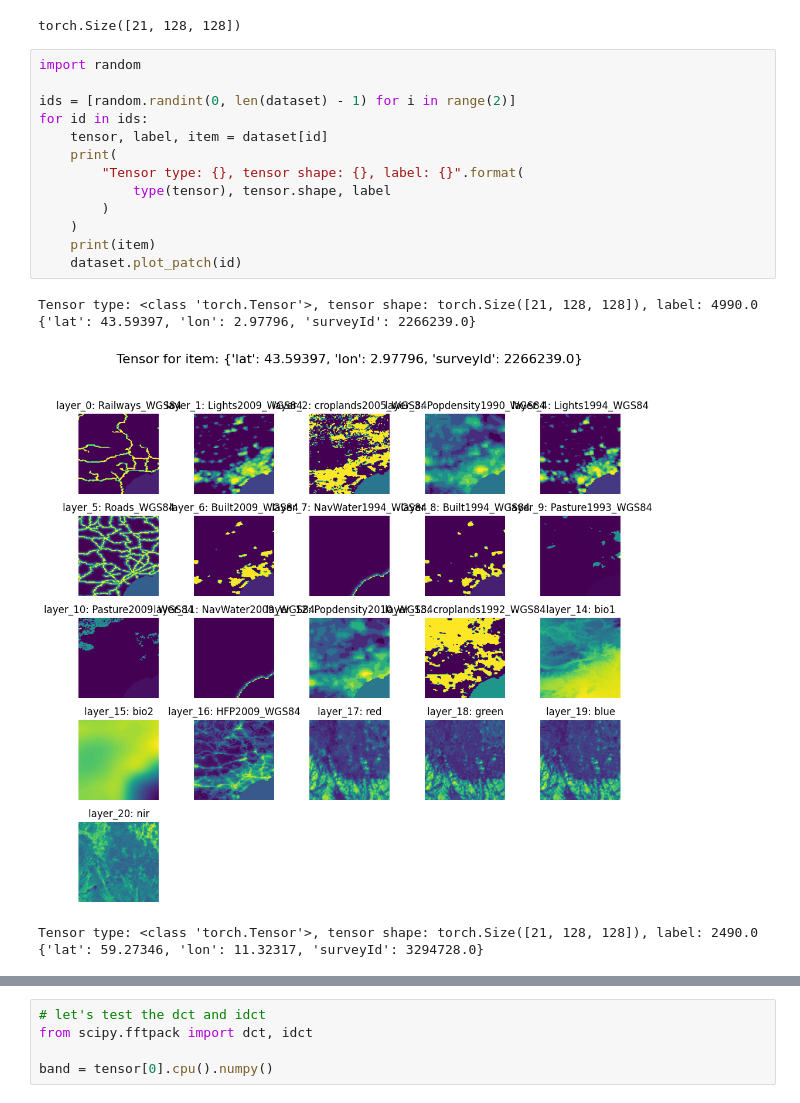
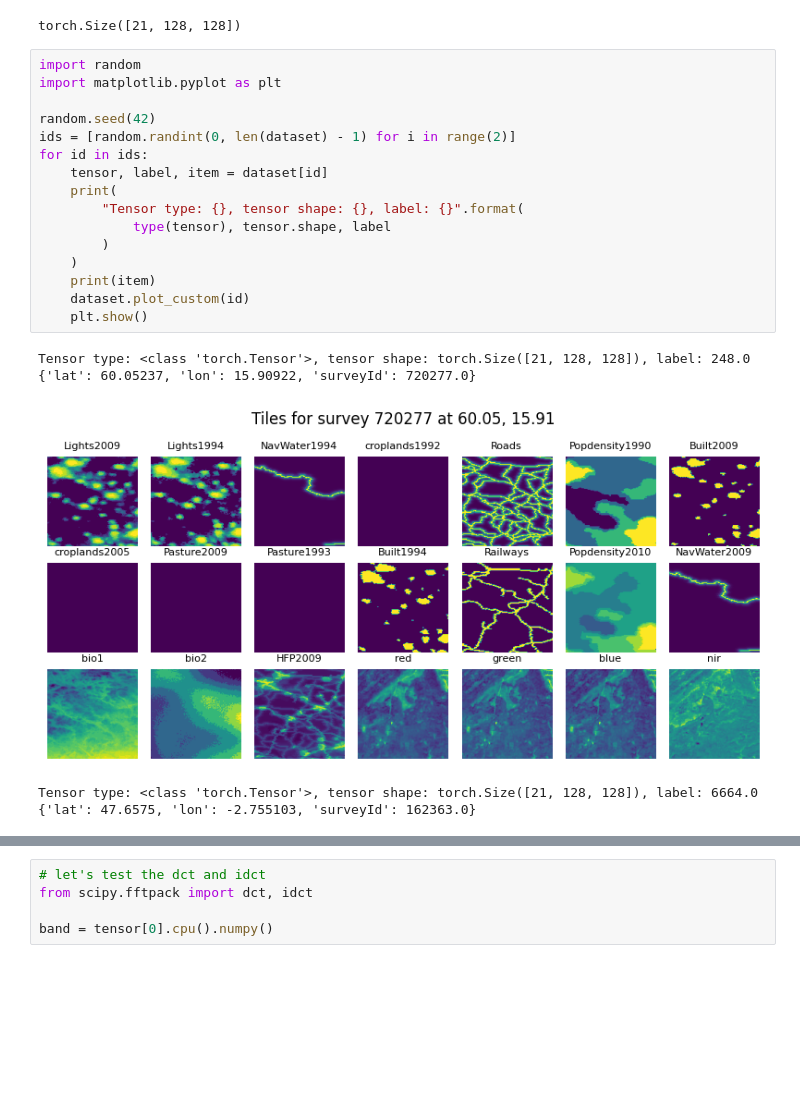
Before and after one commit to dsgt-kaggle-clef/geolifeclef-2024, a Jupyter notebook: notebooks/preprocessing/2024-03-23-acm-dataloader.ipynb, the cells around one changed output, grey strips where cells are left out. Cells and saved outputs as stored; diff of their text form; blank space fills up the shorter version.

Commit message:
Add updated tile plots

```diff
--- a/notebooks/preprocessing/2024-03-23-acm-dataloader.ipynb
+++ b/notebooks/preprocessing/2024-03-23-acm-dataloader.ipynb
@@ -72,20 +72,23 @@ res[0].shape
 torch.Size([21, 128, 128])
 # %%
 import random
+import matplotlib.pyplot as plt
 
+random.seed(42)
 ids = [random.randint(0, len(dataset) - 1) for i in range(2)]
 for id in ids:
     tensor, label, item = dataset[id]
     print(
         "Tensor type: {}, tensor shape: {}, label: {}".format(
             type(tensor), tensor.shape, label
         )
     )
     print(item)
-    dataset.plot_patch(id)
+    dataset.plot_custom(id)
+    plt.show()
 # %% [output]
-Tensor type: <class 'torch.Tensor'>, tensor shape: torch.Size([21, 128, 128]), label: 4990.0
-{'lat': 43.59397, 'lon': 2.97796, 'surveyId': 2266239.0}
+Tensor type: <class 'torch.Tensor'>, tensor shape: torch.Size([21, 128, 128]), label: 248.0
+{'lat': 60.05237, 'lon': 15.90922, 'surveyId': 720277.0}
-[figure, old version]
+[figure, new version]
-Tensor type: <class 'torch.Tensor'>, tensor shape: torch.Size([21, 128, 128]), label: 2490.0
-{'lat': 59.27346, 'lon': 11.32317, 'surveyId': 3294728.0}
+Tensor type: <class 'torch.Tensor'>, tensor shape: torch.Size([21, 128, 128]), label: 6664.0
+{'lat': 47.6575, 'lon': -2.755103, 'surveyId': 162363.0}
```
Also changed, not shown: parts of 4 cells of this notebook, 3 other files.
